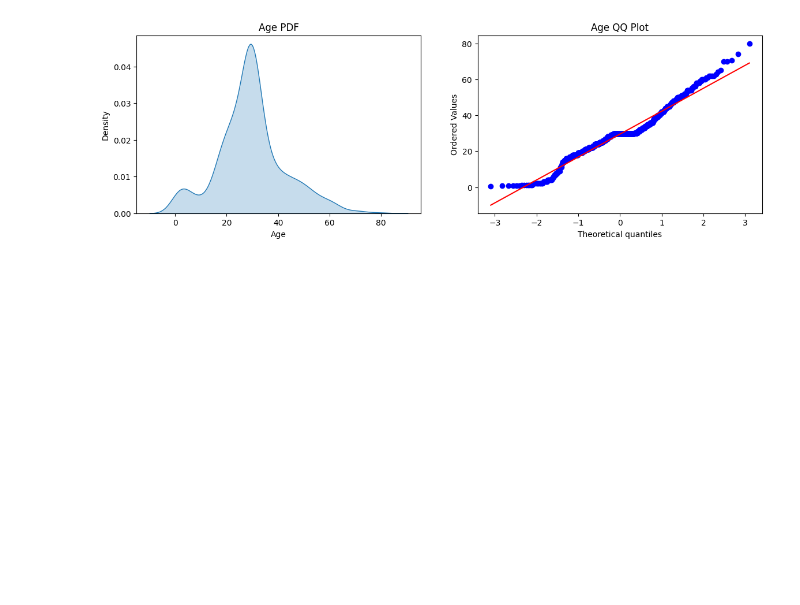
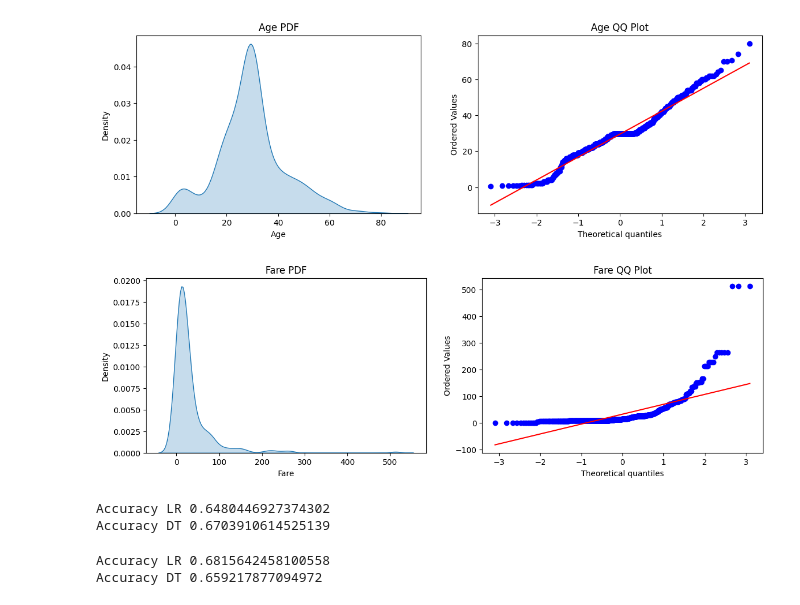
Before and after one commit to Happy-Singh15/ML-Basics, a Jupyter notebook: 03_Feature_Engineering/01_Feature_Transformation/03_Variable_Transformation/Function_Transformation.ipynb, the cells around one changed output. Cells and saved outputs as stored; diff of their text form; code cells hidden in the pictures; blank space fills up the shorter version.

```diff
--- a/03_Feature_Engineering/01_Feature_Transformation/03_Variable_Transformation/Function_Transformation.ipynb
+++ b/03_Feature_Engineering/01_Feature_Transformation/03_Variable_Transformation/Function_Transformation.ipynb
@@ -61,3 +61,16 @@ plt.title('Age QQ Plot')
 plt.show()
 # %% [output]
 [figure]
+# %%
+plt.figure(figsize=(14,4))
+plt.subplot(121)
+sns.kdeplot(X_train['Fare'], fill=True)
+plt.title('Fare PDF')
+
+plt.subplot(122)
+stats.probplot(X_train['Fare'],dist='norm',plot=plt)
+plt.title('Fare QQ Plot')
+
+plt.show()
+# %% [output]
+[figure, added]
@@ -63,0 +80,12 @@ plt.show()
+# %%
+clf1.fit(X_train,y_train)
+clf2.fit(X_train,y_train)
+
+y_pred1 = clf1.predict(X_test)
+y_pred2 = clf2.predict(X_test)
+
+print('Accuracy LR',accuracy_score(y_test,y_pred1))
+print('Accuracy DT',accuracy_score(y_test,y_pred2))
+# %% [output]
+Accuracy LR 0.6480446927374302
+Accuracy DT 0.6703910614525139
@@ -63,0 +97,12 @@ plt.show()
+# %%
+clf1.fit(X_train_transformed,y_train)
+clf2.fit(X_train_transformed,y_train)
+
+y_pred1 = clf1.predict(X_test_transformed)
+y_pred2 = clf2.predict(X_test_transformed)
+
+print('Accuracy LR',accuracy_score(y_test,y_pred1))
+print('Accuracy DT',accuracy_score(y_test,y_pred2))
+# %% [output]
+Accuracy LR 0.6815642458100558
+Accuracy DT 0.659217877094972
```
Also changed, not shown: parts of 3 cells of this notebook.
